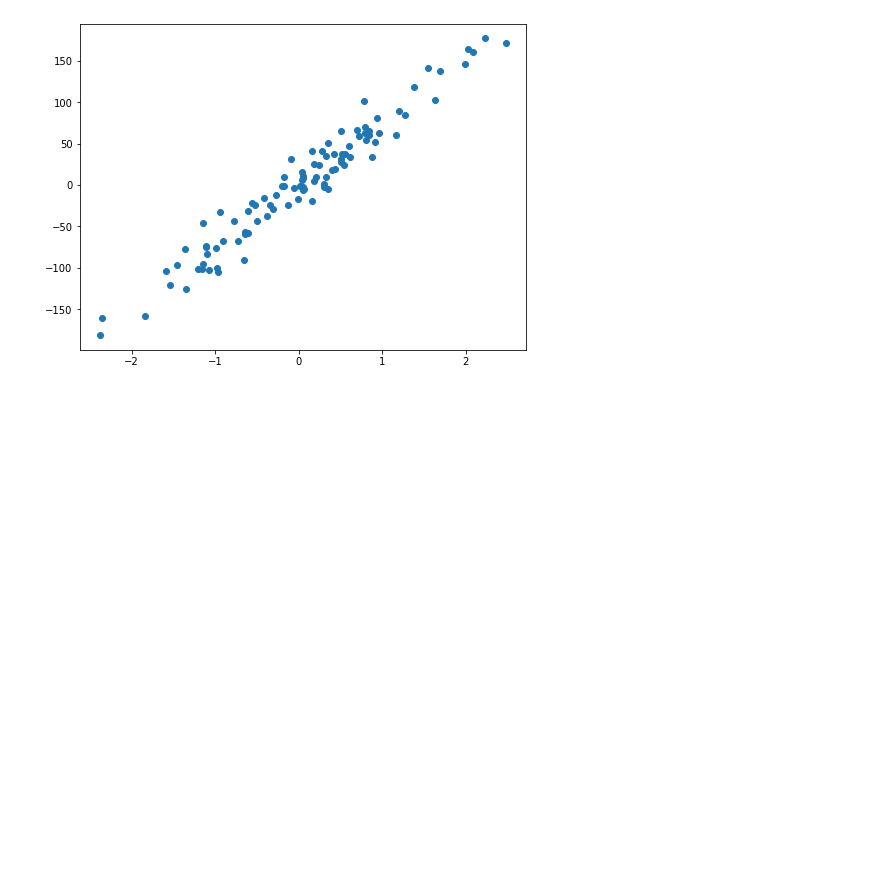
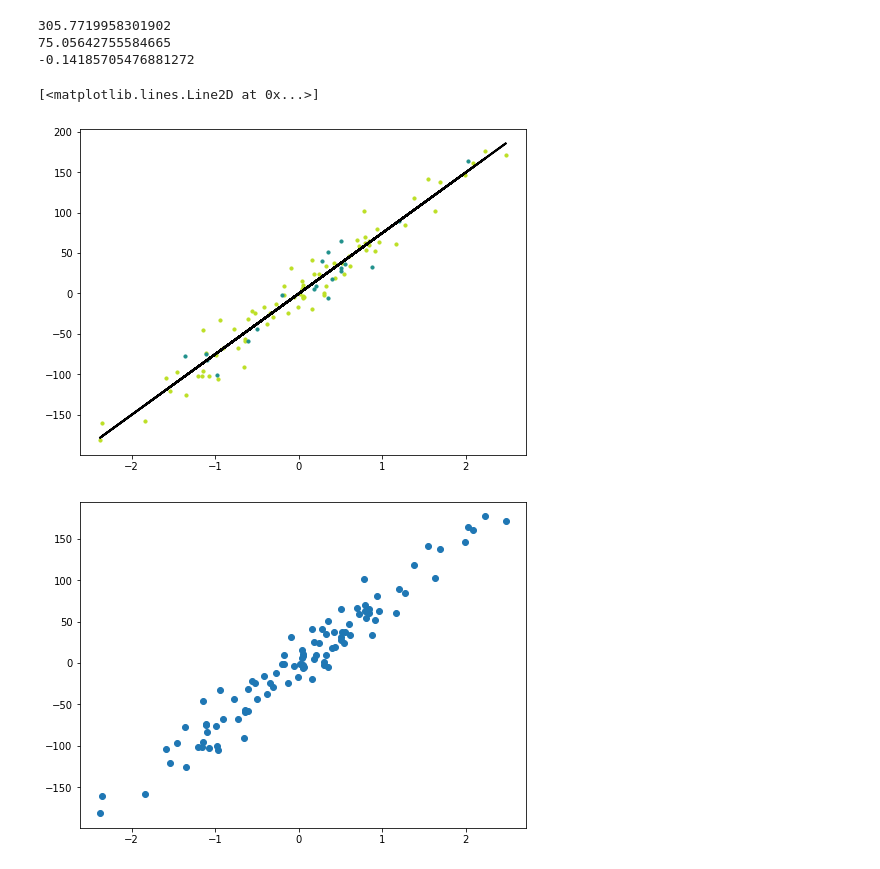
Before and after one commit to h053473666/python-engineer, a Jupyter notebook: python engineer/Linear Regression/linear_regression_test.ipynb, the cells around one changed output. Cells and saved outputs as stored; diff of their text form; code cells hidden in the pictures; blank space fills up the shorter version.

```diff
--- a/python engineer/Linear Regression/linear_regression_test.ipynb
+++ b/python engineer/Linear Regression/linear_regression_test.ipynb
@@ -33,3 +67,28 @@ print(*regressor.b())
+# %%
+regressor = Linear_Regression(lr=0.01)
+regressor.fit(X_train, y_train)
+predicted = regressor.predict(X_test)
+
+def mse(y_ture, y_predicted):
+    return np.mean((y_ture - y_predicted) ** 2)
+
+mse_value = mse(y_test, predicted)
+print(mse_value)
+print(regressor._weights())
+print(regressor._bias())
+
+y_pred_line = regressor.predict(X)
+cmap = plt.get_cmap('viridis')
+fig = plt.figure(figsize=(8, 6))
+m1 = plt.scatter(X_train, y_train, color=cmap(0.9), s = 10)
+m2 = plt.scatter(X_test, y_test, color=cmap(0.5), s = 10)
+plt.plot(X, y_pred_line, color='black', linewidth=2, label='prediction')
+# %% [output]
+305.7719958301902
+75.05642755584665
+-0.14185705476881272
+[<matplotlib.lines.Line2D at 0x...>]
+[figure, added]
 # %%
 fig = plt.figure(figsize=(8, 6))
 plt.scatter(X[:,0], y)
```
Also changed, not shown: parts of 3 cells of this notebook, 4 other files.
